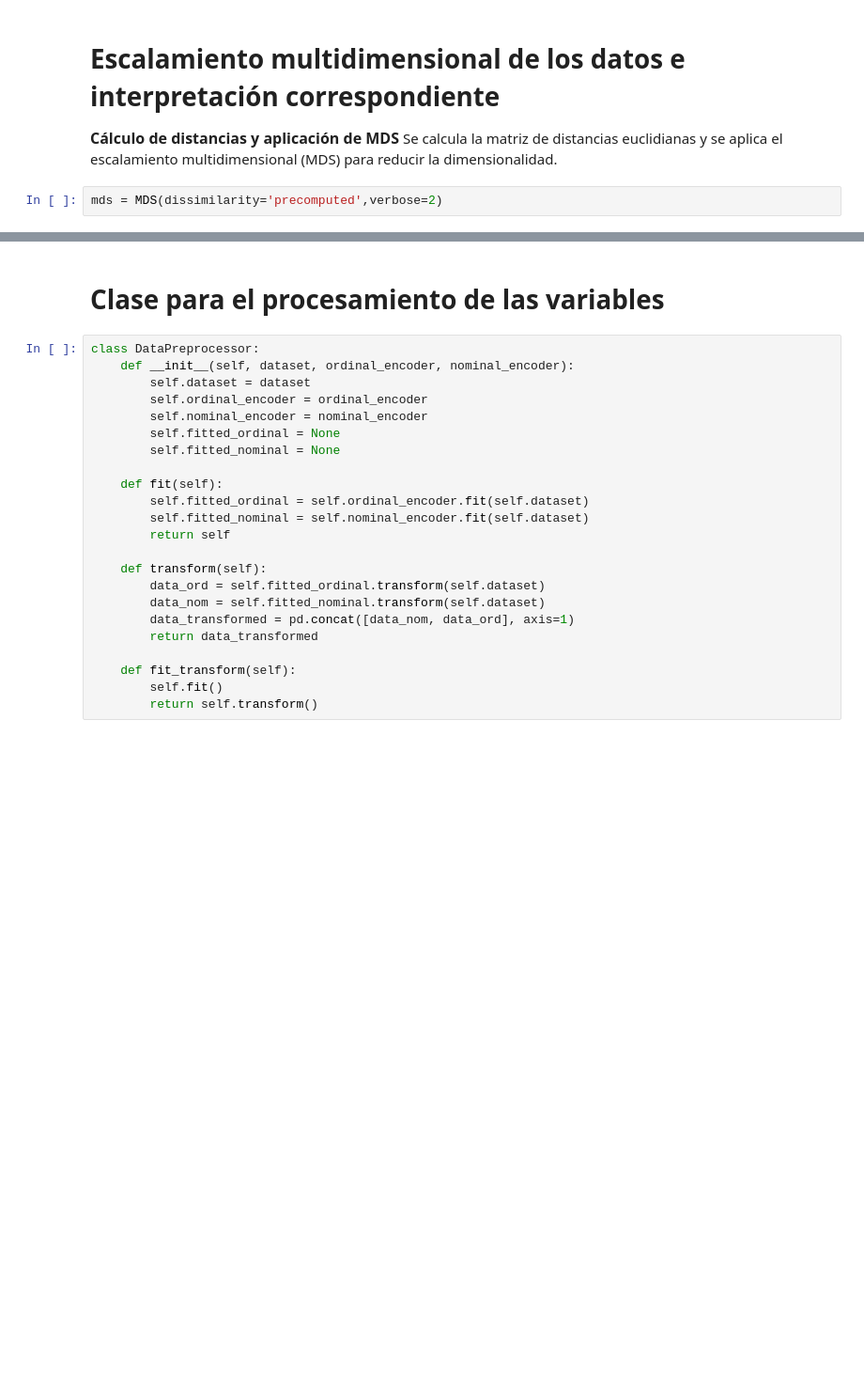
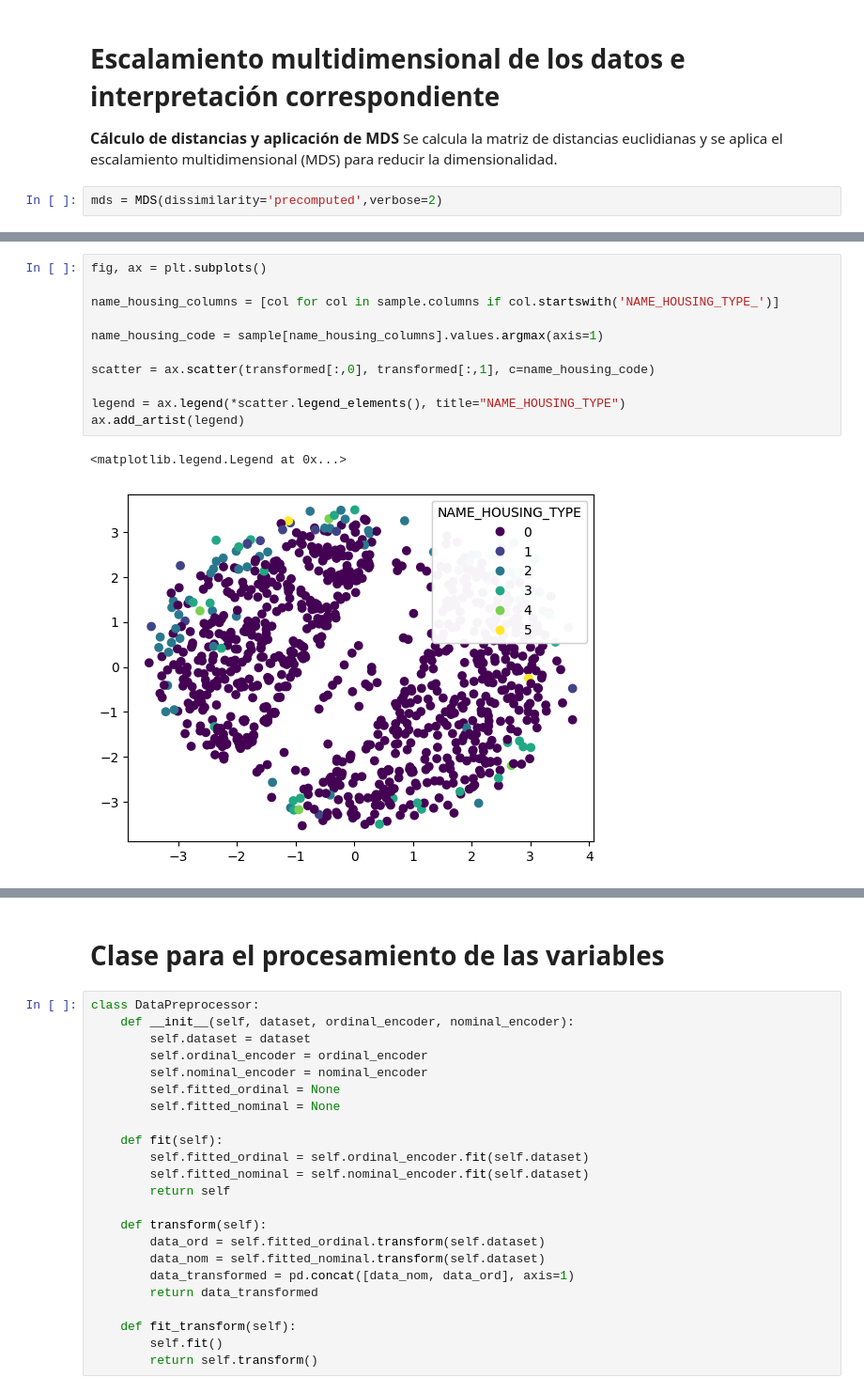
Before and after one commit to NathaNN73/Data-Mining-Tools, a Jupyter notebook: notebooks/pc-guiada-02.ipynb, the cells around one changed output, grey strips where cells are left out. Shown at 94% size. Cells and saved outputs as stored; diff of their text form; blank space fills up the shorter version.

```diff
--- a/notebooks/pc-guiada-02.ipynb
+++ b/notebooks/pc-guiada-02.ipynb
@@ -309,0 +313,14 @@ ax.add_artist(legend)
+# %%
+fig, ax = plt.subplots()
+
+name_housing_columns = [col for col in sample.columns if col.startswith('NAME_HOUSING_TYPE_')]
+
+name_housing_code = sample[name_housing_columns].values.argmax(axis=1)
+
+scatter = ax.scatter(transformed[:,0], transformed[:,1], c=name_housing_code)
+
+legend = ax.legend(*scatter.legend_elements(), title="NAME_HOUSING_TYPE")
+ax.add_artist(legend)
+# %% [output]
+<matplotlib.legend.Legend at 0x...>
+[figure, added]
```
Also changed, not shown: parts of 8 cells of this notebook.
